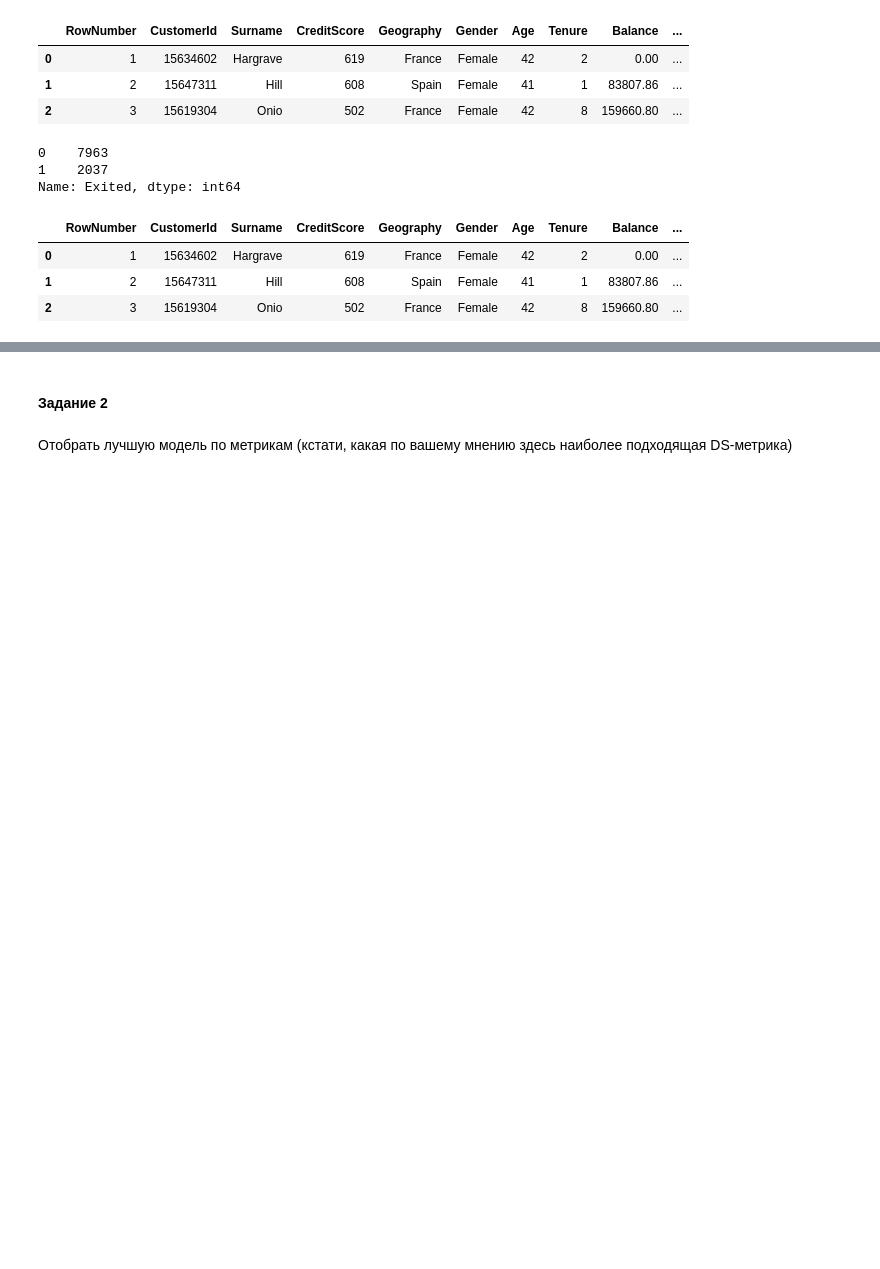
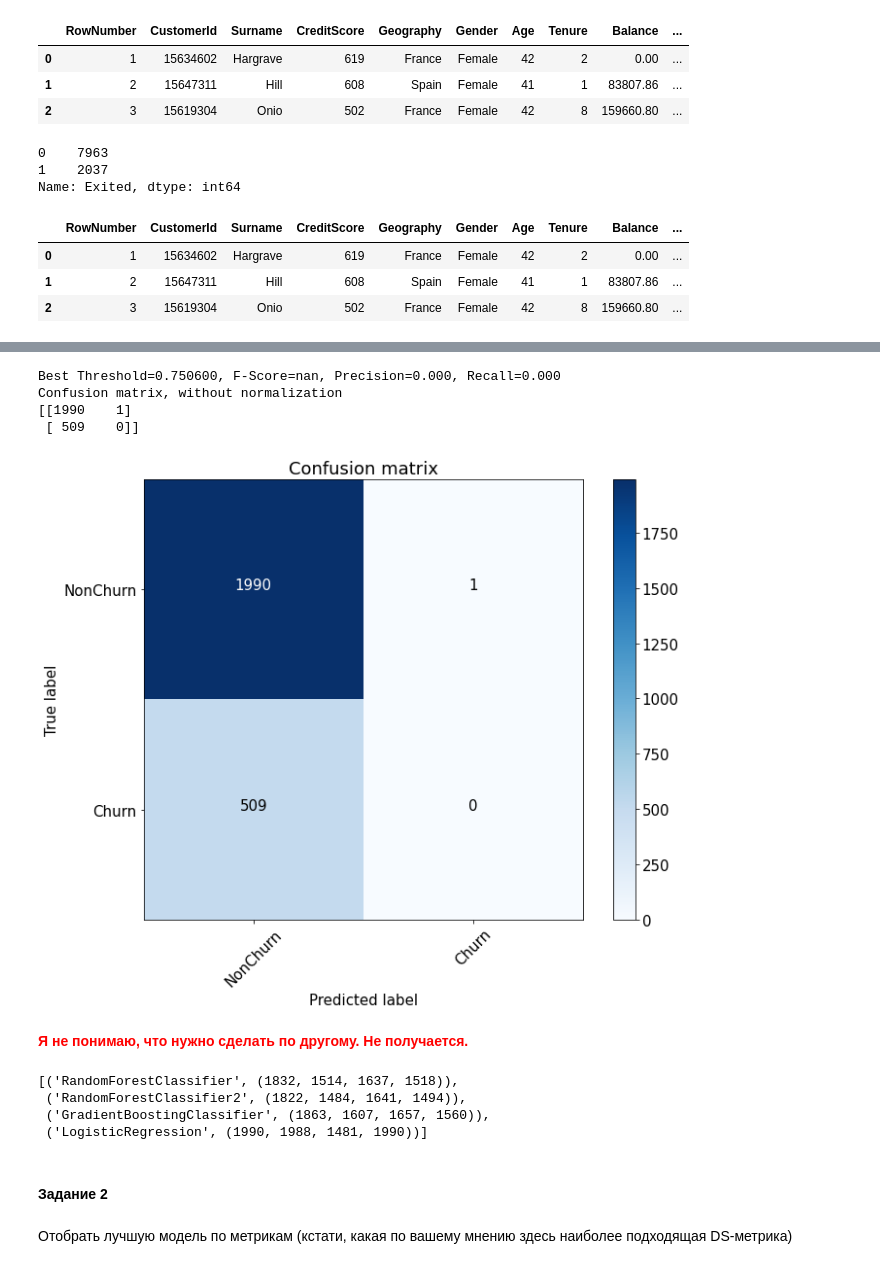
Before and after one commit to kamyninatatyana/ML_in_business, a Jupyter notebook: Lesson_05/HW_05.ipynb, the cells around one changed output, grey strips where cells are left out. Drawn from its saved outputs; the diff is of its cells as text; code cells hidden in the pictures; blank space fills up the shorter version.

```diff
--- a/Lesson_05/HW_05.ipynb
+++ b/Lesson_05/HW_05.ipynb
@@ -103,0 +478,12 @@ gender.transform(X_test).head(3)
+# %%
+feats = FeatureUnion(final_transformers)
+
+feature_processing = Pipeline([('feats', feats)])
+# %%
+pipeline = Pipeline([
+    ('features',feats),
+    ('classifier', LogisticRegression(random_state = 42)),
+])
+# %%
+#обучим наш пайплайн
+pipeline.fit(X_train, y_train)
@@ -103,0 +508,30 @@ gender.transform(X_test).head(3)
+# %%
+preds = pipeline.predict_proba(X_test)[:, 1]
+precision, recall, thresholds = precision_recall_curve(y_test, preds)
+fscore = (2 * precision * recall) / (precision + recall)
+# locate the index of the largest f score
+ix = np.argmax(fscore)
+print('Best Threshold=%f, F-Score=%.3f, Precision=%.3f, Recall=%.3f' % (thresholds[ix],
+                                                                        fscore[ix],
+                                                                        precision[ix],
+                                                                        recall[ix]))
+
+#мы уже нашли ранее "оптимальный" порог, когда максимизировали f_score
+font = {'size' : 15}
+
+plt.rc('font', **font)
+
+cnf_matrix = confusion_matrix(y_test, preds>thresholds[ix])
+plt.figure(figsize=(10, 8))
+plot_confusion_matrix(cnf_matrix, classes=['NonChurn', 'Churn'],
+                      title='Confusion matrix')
+plt.savefig("conf_matrix.png")
+plt.show()
+# %% [output]
+Best Threshold=0.750600, F-Score=nan, Precision=0.000, Recall=0.000
+Confusion matrix, without normalization
+[[1990    1]
+ [ 509    0]]
+[figure, added]
+# %% [markdown]
+<font color = 'red'><b> Я не понимаю, что нужно сделать по другому. Не получается.
@@ -104,3 +544,10 @@ gender.transform(X_test).head(3)
+# %%
+comparison
+# %% [output]
+[('RandomForestClassifier', (1832, 1514, 1637, 1518)),
+ ('RandomForestClassifier2', (1822, 1484, 1641, 1494)),
+ ('GradientBoostingClassifier', (1863, 1607, 1657, 1560)),
+ ('LogisticRegression', (1990, 1988, 1481, 1990))]
 # %% [markdown]
 #### Задание 2
 # %% [markdown]
```
Also changed, not shown: parts of 54 cells of this notebook.
